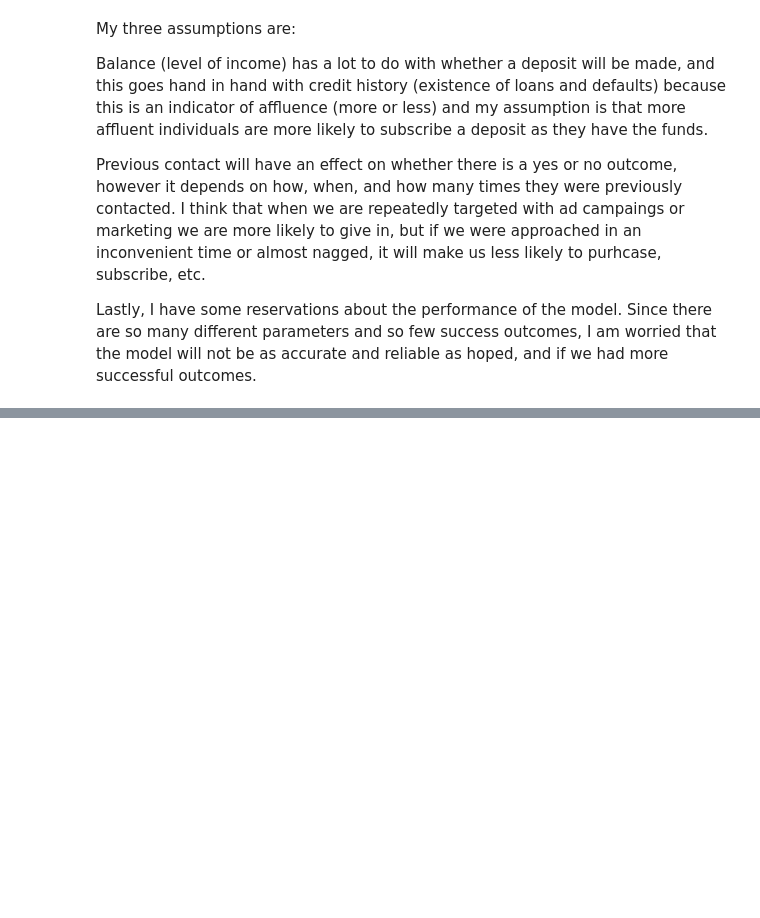
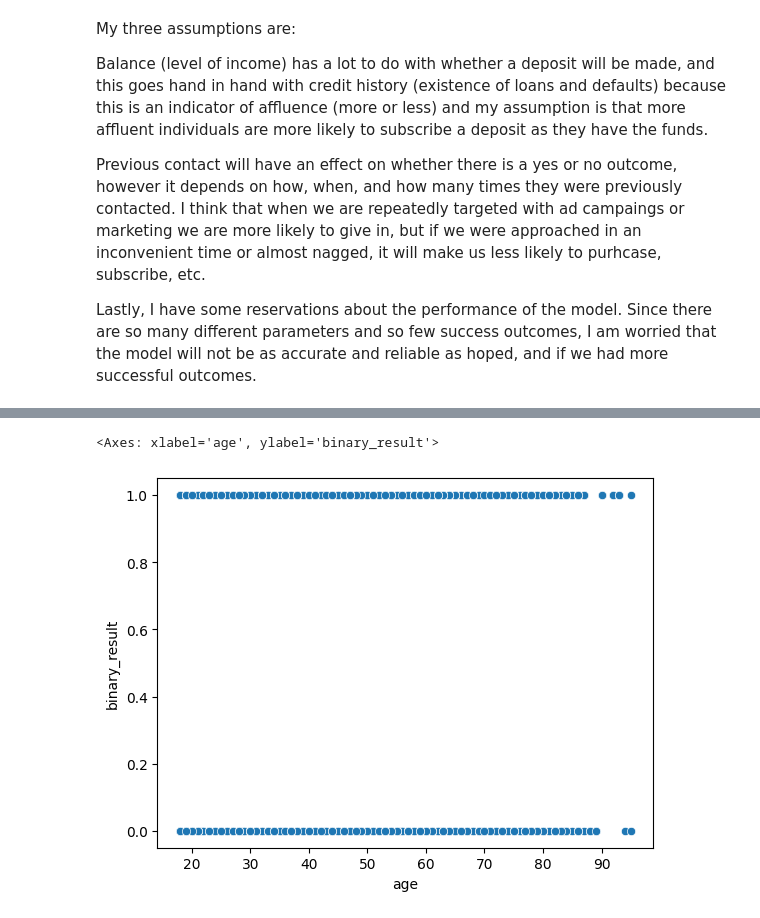
Before and after one commit to ismail-memon-123/CS_5262_ML, a Jupyter notebook: ML_model.ipynb, the cells around one changed output, grey strips where cells are left out. Drawn from its saved outputs; the diff is of its cells as text; code cells hidden in the pictures; blank space fills up the shorter version.

```diff
--- a/ML_model.ipynb
+++ b/ML_model.ipynb
@@ -285,0 +297,5 @@ Lastly, I have some reservations about the performance of the model. Since there
+# %%
+sns.scatterplot(x='age', y='binary_result', data=data)
+# %% [output]
+<Axes: xlabel='age', ylabel='binary_result'>
+[figure, added]
```
Also changed, not shown: parts of 24 cells of this notebook.
